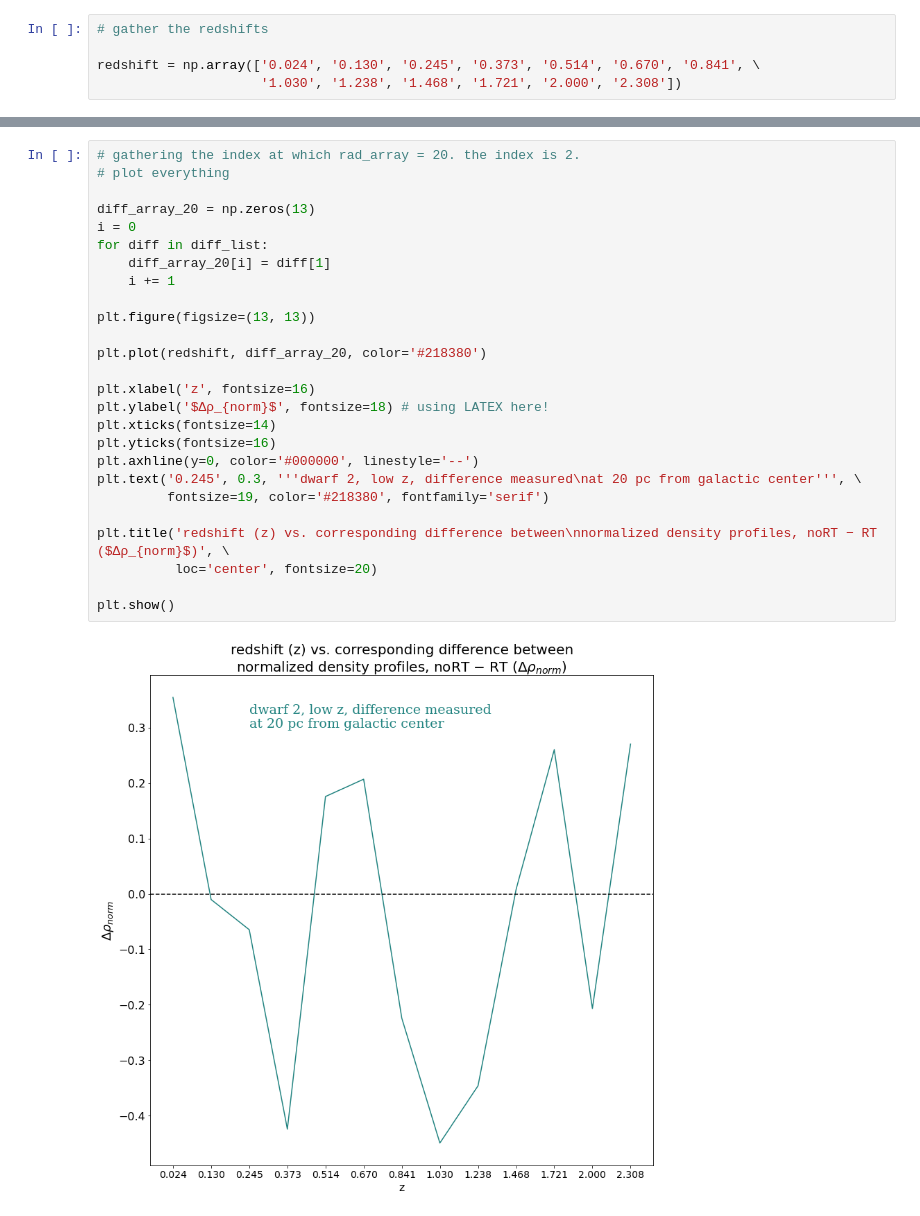
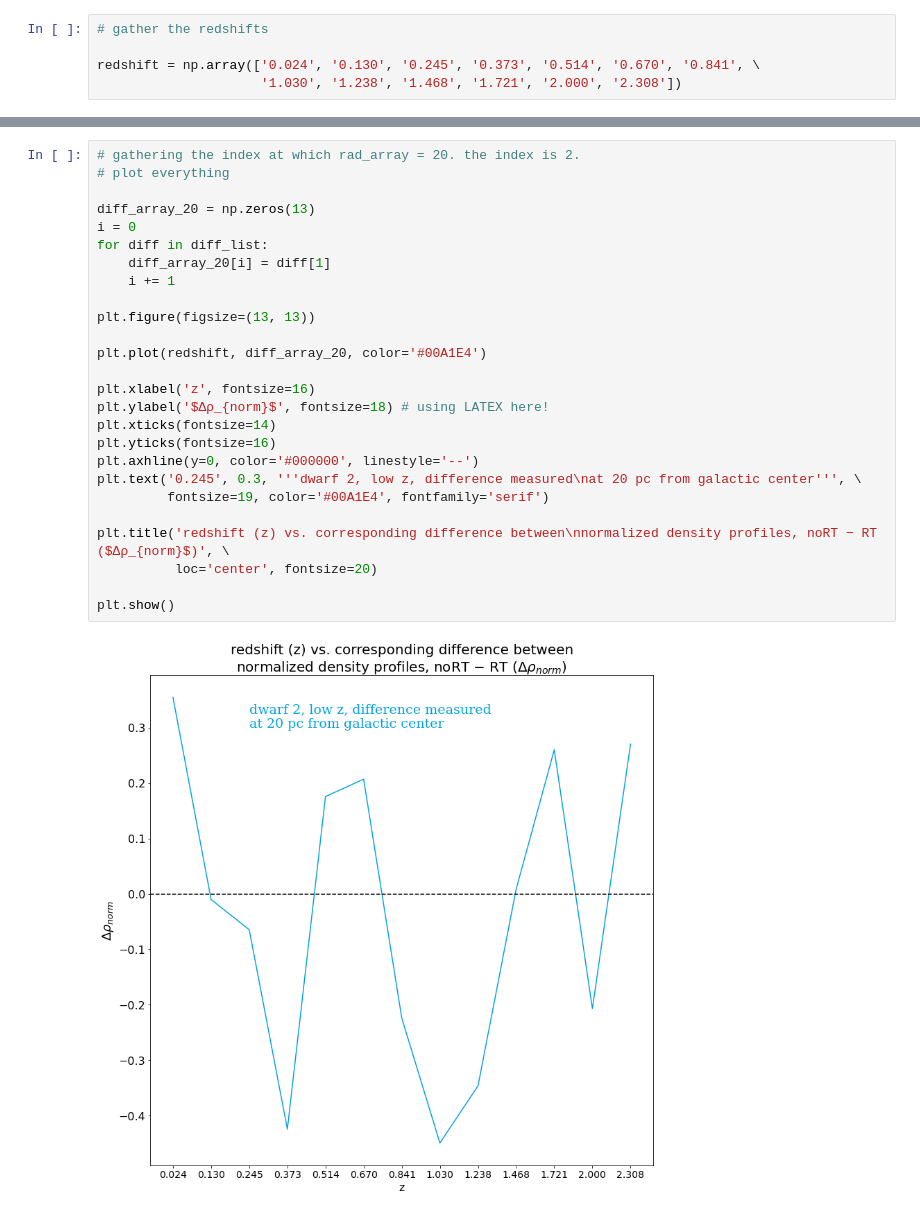
Before and after one commit to nguyenbinh1612/Binh_UFD, a Jupyter notebook: dwarf2-low-z-normalized.ipynb, the cells around one changed output, grey strips where cells are left out. Cells and saved outputs as stored; diff of their text form.

```diff
--- a/dwarf2-low-z-normalized.ipynb
+++ b/dwarf2-low-z-normalized.ipynb
@@ -714,28 +714,28 @@ plt.show()
 # %%
 # gathering the index at which rad_array = 20. the index is 2.
 # plot everything
 
 diff_array_20 = np.zeros(13)
 i = 0
 for diff in diff_list:
     diff_array_20[i] = diff[1]
     i += 1
 
 plt.figure(figsize=(13, 13))
 
-plt.plot(redshift, diff_array_20, color='#218380')
+plt.plot(redshift, diff_array_20, color='#00A1E4')
 
 plt.xlabel('z', fontsize=16)
 plt.ylabel('$Δρ_{norm}$', fontsize=18) # using LATEX here!
 plt.xticks(fontsize=14)
 plt.yticks(fontsize=16)
 plt.axhline(y=0, color='#000000', linestyle='--')
 plt.text('0.245', 0.3, '''dwarf 2, low z, difference measured\nat 20 pc from galactic center''', \
-         fontsize=19, color='#218380', fontfamily='serif')
+         fontsize=19, color='#00A1E4', fontfamily='serif')
 
 plt.title('redshift (z) vs. corresponding difference between\nnormalized density profiles, noRT − RT ($Δρ_{norm}$)', \
           loc='center', fontsize=20)
 
 plt.show()
 # %% [output]
-[figure, old version]
+[figure, new version]
```
Also changed, not shown: parts of 1 cell of this notebook, 2 other files.
